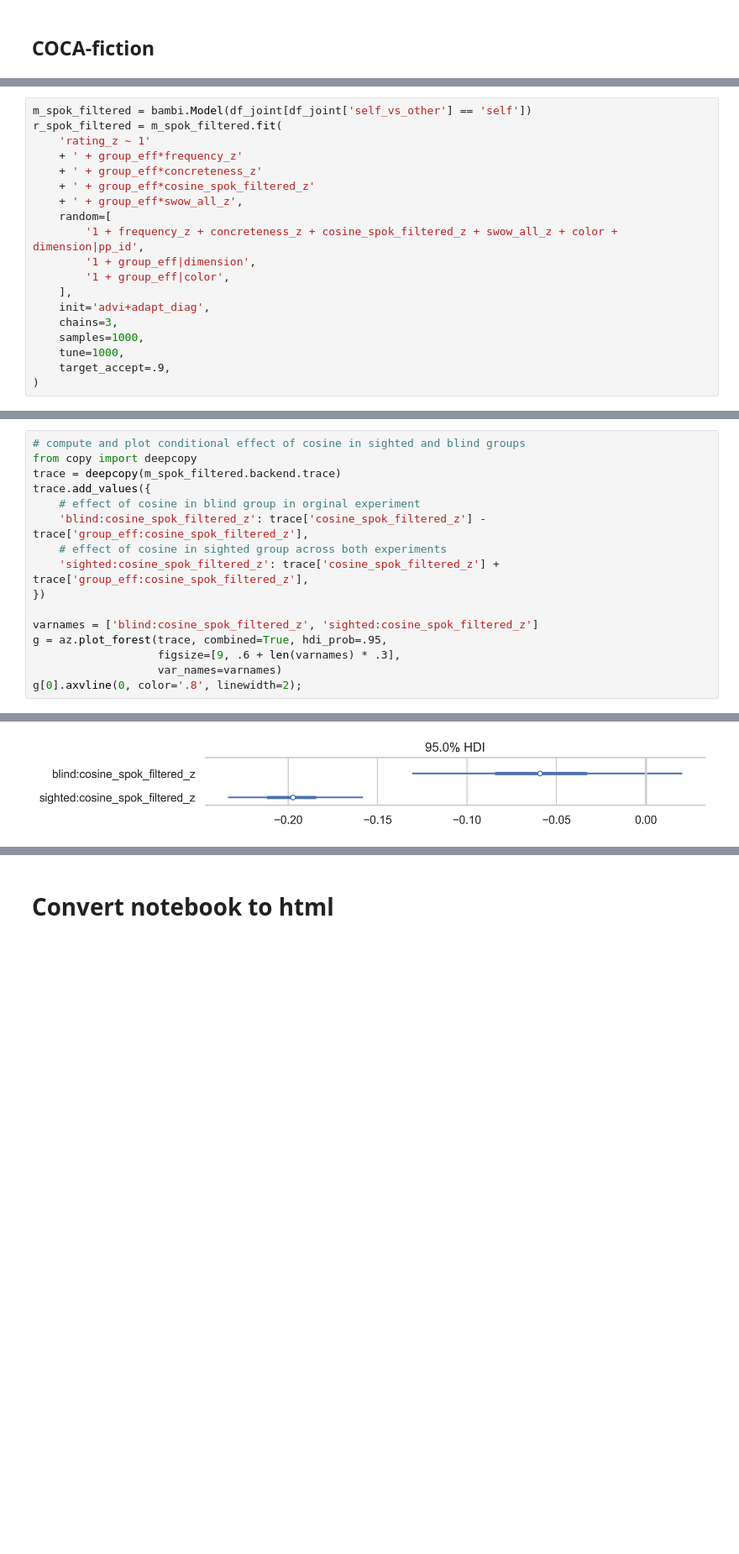
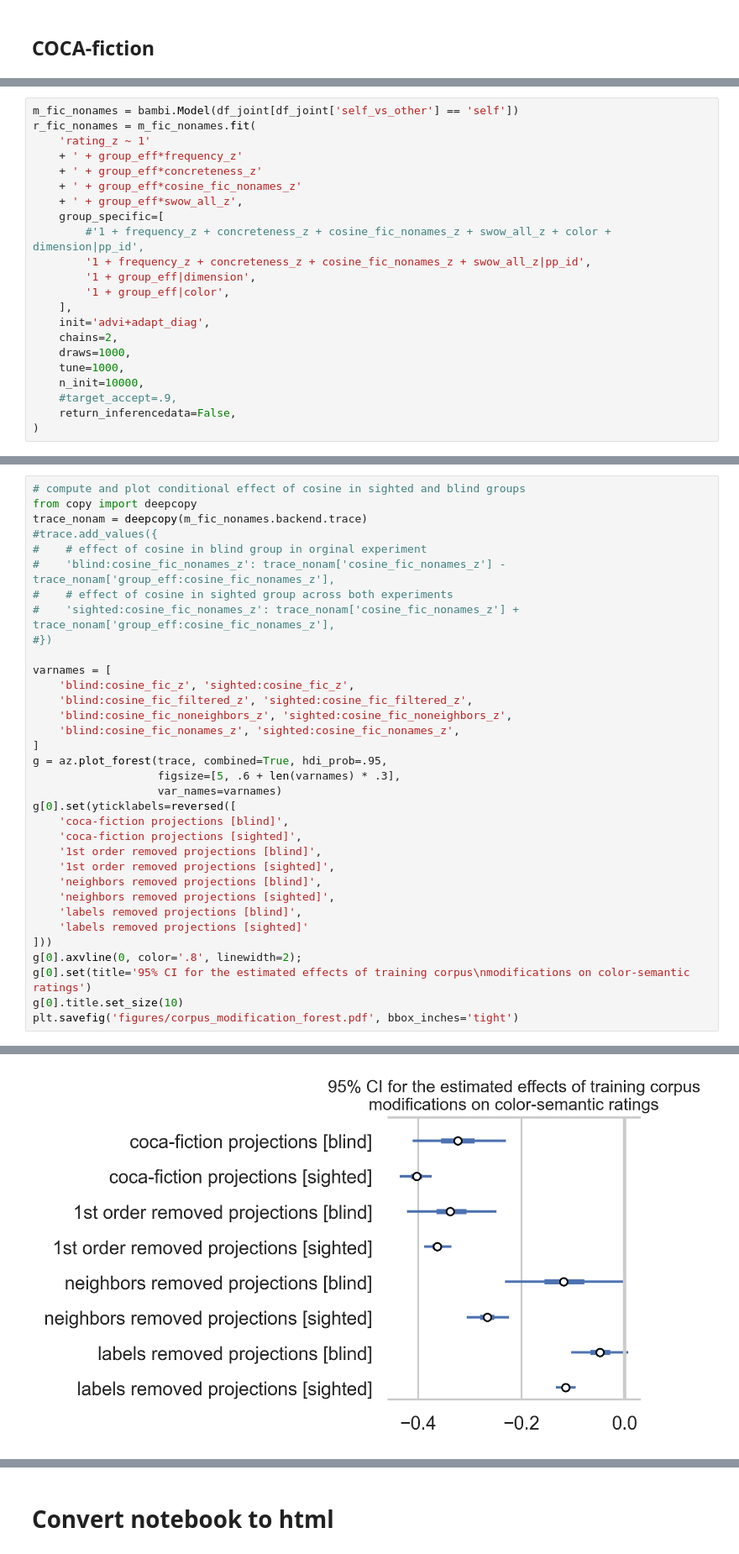
Before and after one commit to jvparidon/color-semantics, a Jupyter notebook: coca_filtered.ipynb, the cells around one changed output, grey strips where cells are left out. Shown at 84% size. Drawn from its saved outputs; the diff is of its cells as text; blank space fills up the shorter version.

```diff
--- a/coca_filtered.ipynb
+++ b/coca_filtered.ipynb
@@ -322,20 +320,23 @@ g[0].axvline(0, color='.8', linewidth=2);
 # %%
-m_spok_filtered = bambi.Model(df_joint[df_joint['self_vs_other'] == 'self'])
-r_spok_filtered = m_spok_filtered.fit(
+m_fic_nonames = bambi.Model(df_joint[df_joint['self_vs_other'] == 'self'])
+r_fic_nonames = m_fic_nonames.fit(
     'rating_z ~ 1'
     + ' + group_eff*frequency_z'
     + ' + group_eff*concreteness_z'
-    + ' + group_eff*cosine_spok_filtered_z'
+    + ' + group_eff*cosine_fic_nonames_z'
     + ' + group_eff*swow_all_z',
-    random=[
-        '1 + frequency_z + concreteness_z + cosine_spok_filtered_z + swow_all_z + color + dimension|pp_id',
+    group_specific=[
+        #'1 + frequency_z + concreteness_z + cosine_fic_nonames_z + swow_all_z + color + dimension|pp_id',
+        '1 + frequency_z + concreteness_z + cosine_fic_nonames_z + swow_all_z|pp_id',
         '1 + group_eff|dimension',
         '1 + group_eff|color',
     ],
     init='advi+adapt_diag',
-    chains=3,
-    samples=1000,
+    chains=2,
+    draws=1000,
     tune=1000,
-    target_accept=.9,
+    n_init=10000,
+    #target_accept=.9,
+    return_inferencedata=False,
 )
 # %% [output]
@@ -386,17 +430,35 @@ g[0].axvline(0, color='.8', linewidth=2);
 # %%
 # compute and plot conditional effect of cosine in sighted and blind groups
 from copy import deepcopy
-trace = deepcopy(m_spok_filtered.backend.trace)
-trace.add_values({
-    # effect of cosine in blind group in orginal experiment
-    'blind:cosine_spok_filtered_z': trace['cosine_spok_filtered_z'] - trace['group_eff:cosine_spok_filtered_z'],
-    # effect of cosine in sighted group across both experiments
-    'sighted:cosine_spok_filtered_z': trace['cosine_spok_filtered_z'] + trace['group_eff:cosine_spok_filtered_z'],
-})
+trace_nonam = deepcopy(m_fic_nonames.backend.trace)
+#trace.add_values({
+#    # effect of cosine in blind group in orginal experiment
+#    'blind:cosine_fic_nonames_z': trace_nonam['cosine_fic_nonames_z'] - trace_nonam['group_eff:cosine_fic_nonames_z'],
+#    # effect of cosine in sighted group across both experiments
+#    'sighted:cosine_fic_nonames_z': trace_nonam['cosine_fic_nonames_z'] + trace_nonam['group_eff:cosine_fic_nonames_z'],
+#})
 
-varnames = ['blind:cosine_spok_filtered_z', 'sighted:cosine_spok_filtered_z']
+varnames = [
+    'blind:cosine_fic_z', 'sighted:cosine_fic_z',
+    'blind:cosine_fic_filtered_z', 'sighted:cosine_fic_filtered_z',
+    'blind:cosine_fic_noneighbors_z', 'sighted:cosine_fic_noneighbors_z',
+    'blind:cosine_fic_nonames_z', 'sighted:cosine_fic_nonames_z',
+]
 g = az.plot_forest(trace, combined=True, hdi_prob=.95,
-                   figsize=[9, .6 + len(varnames) * .3],
+                   figsize=[5, .6 + len(varnames) * .3],
                    var_names=varnames)
+g[0].set(yticklabels=reversed([
+    'coca-fiction projections [blind]',
+    'coca-fiction projections [sighted]',
+    '1st order removed projections [blind]',
+    '1st order removed projections [sighted]',
+    'neighbors removed projections [blind]',
+    'neighbors removed projections [sighted]',
+    'labels removed projections [blind]',
+    'labels removed projections [sighted]'
+]))
 g[0].axvline(0, color='.8', linewidth=2);
+g[0].set(title='95% CI for the estimated effects of training corpus\nmodifications on color-semantic ratings')
+g[0].title.set_size(10)
+plt.savefig('figures/corpus_modification_forest.pdf', bbox_inches='tight')
 # %% [output]
@@ -403 +466 @@ g[0].axvline(0, color='.8', linewidth=2);
-[figure, old version]
+[figure, new version]
```
Also changed, not shown: parts of 23 cells of this notebook, 13 other files.
